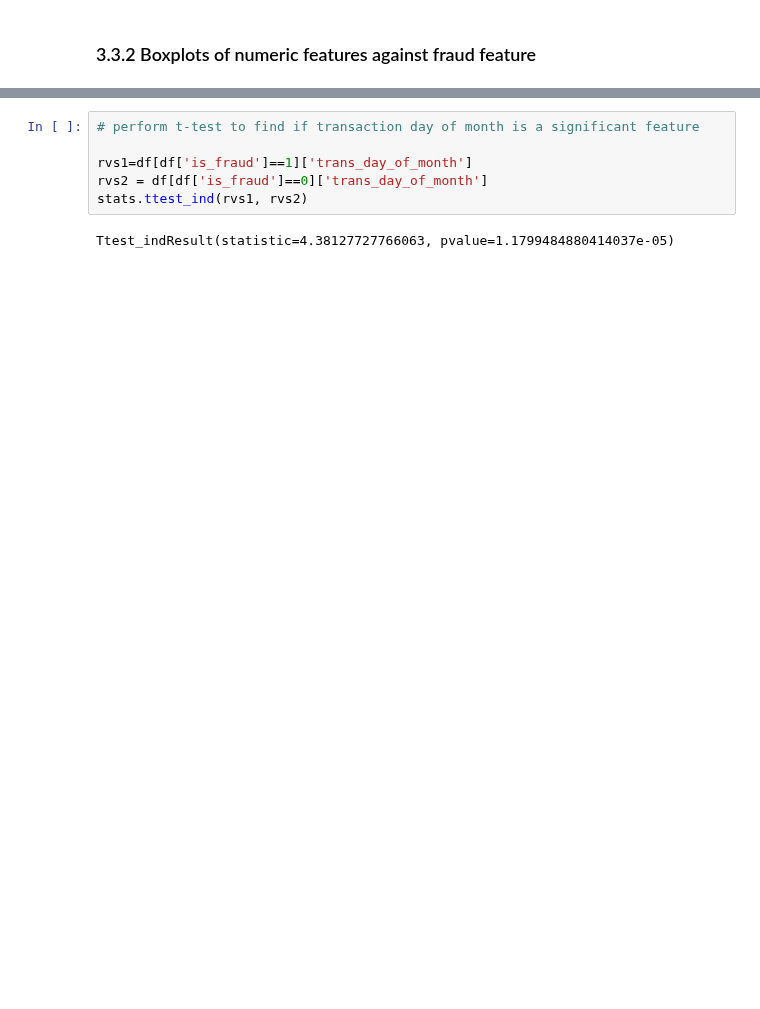
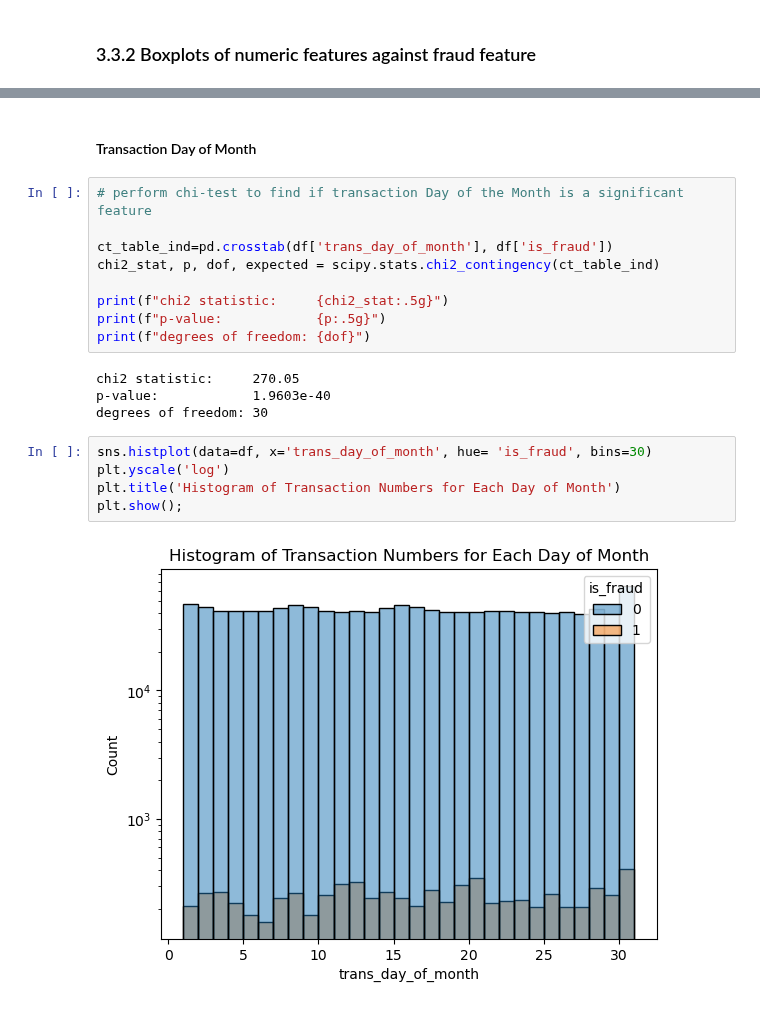
Before and after one commit to Erfaneh-Am/Springboard-projects, a Jupyter notebook: Second Capstone Project/03- Exploratory_Data_Analysis.ipynb, the cells around one changed output, grey strips where cells are left out. Drawn from its saved outputs; the diff is of its cells as text; blank space fills up the shorter version.

```diff
--- a/Second Capstone Project/03- Exploratory_Data_Analysis.ipynb
+++ b/Second Capstone Project/03- Exploratory_Data_Analysis.ipynb
@@ -114,8 +178,22 @@ Ttest_indResult(statistic=14.182078536334389, pvalue=1.1922562185026235e-45)
+# %% [markdown]
+#### Transaction Day of Month
 # %%
-# perform t-test to find if transaction day of month is a significant feature
+# perform chi-test to find if transaction Day of the Month is a significant feature
 
-rvs1=df[df['is_fraud']==1]['trans_day_of_month']
-rvs2 = df[df['is_fraud']==0]['trans_day_of_month']
-stats.ttest_ind(rvs1, rvs2)
+ct_table_ind=pd.crosstab(df['trans_day_of_month'], df['is_fraud'])
+chi2_stat, p, dof, expected = scipy.stats.chi2_contingency(ct_table_ind)
+
+print(f"chi2 statistic:     {chi2_stat:.5g}")
+print(f"p-value:            {p:.5g}")
+print(f"degrees of freedom: {dof}")
 # %% [output]
-Ttest_indResult(statistic=4.38127727766063, pvalue=1.1799484880414037e-05)
+chi2 statistic:     270.05
+p-value:            1.9603e-40
+degrees of freedom: 30
+# %%
+sns.histplot(data=df, x='trans_day_of_month', hue= 'is_fraud', bins=30)
+plt.yscale('log')
+plt.title('Histogram of Transaction Numbers for Each Day of Month')
+plt.show();
+# %% [output]
+[figure, added]
```
Also changed, not shown: parts of 47 cells of this notebook.
